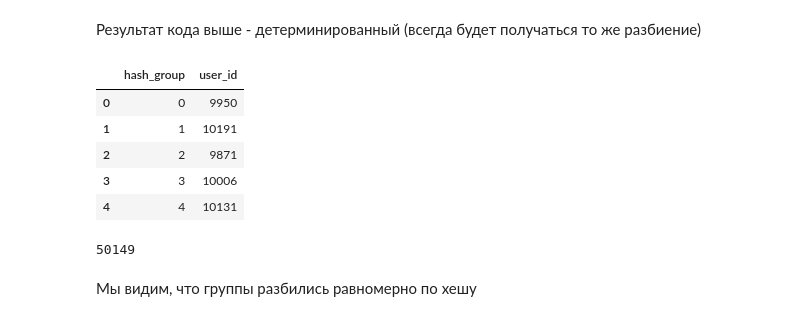
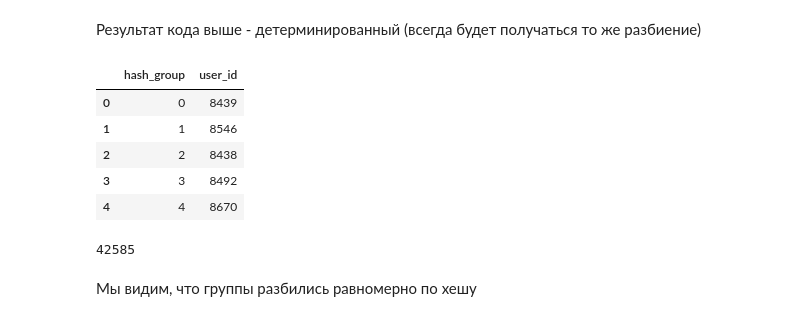
Before and after one commit to BorisloveeeeZ/analyst_cycle, a Jupyter notebook: A_B.ipynb, the cells around one changed output. Cells and saved outputs as stored; diff of their text form; code cells hidden in the pictures.

```diff
--- a/A_B.ipynb
+++ b/A_B.ipynb
@@ -42,30 +43,30 @@ def ab_split(user_id, salt = 'value', n_groups = 5): # разбиение пол
 # %%
 # Рассмотрим пример
 q = Getch("""
 SELECT distinct user_id
-FROM {db}.feed_actions
-WHERE toDate(time) >= '2021-11-15' and toDate(time) <= '2021-11-21'
+FROM simulator_20220320.feed_actions
+WHERE (toDate(time) BETWEEN '2022-03-08' and '2022-03-14')
 """)
 # Вытащили пользователей
 users_df = q.df
 users_df1 = q.df.copy()
 
 # Сделали группы
 users_df['hash_group'] = users_df.user_id.swifter.apply(ab_split)
 
 # Смотрим на число пользователей в каждой группе
 users_df.groupby('hash_group').user_id.nunique().reset_index()
 # %% [output]
 |  | hash_group | user_id |
-| 0 | 0 | 9950 |
-| 1 | 1 | 10191 |
-| 2 | 2 | 9871 |
-| 3 | 3 | 10006 |
-| 4 | 4 | 10131 |
+| 0 | 0 | 8439 |
+| 1 | 1 | 8546 |
+| 2 | 2 | 8438 |
+| 3 | 3 | 8492 |
+| 4 | 4 | 8670 |
 # %%
 print(len(users_df1))
 # %% [output]
-50149
+42585
 # %% [markdown]
 Мы видим, что группы разбились равномерно по хешу
 # %% [markdown]
```
Also changed, not shown: parts of 24 cells of this notebook.
